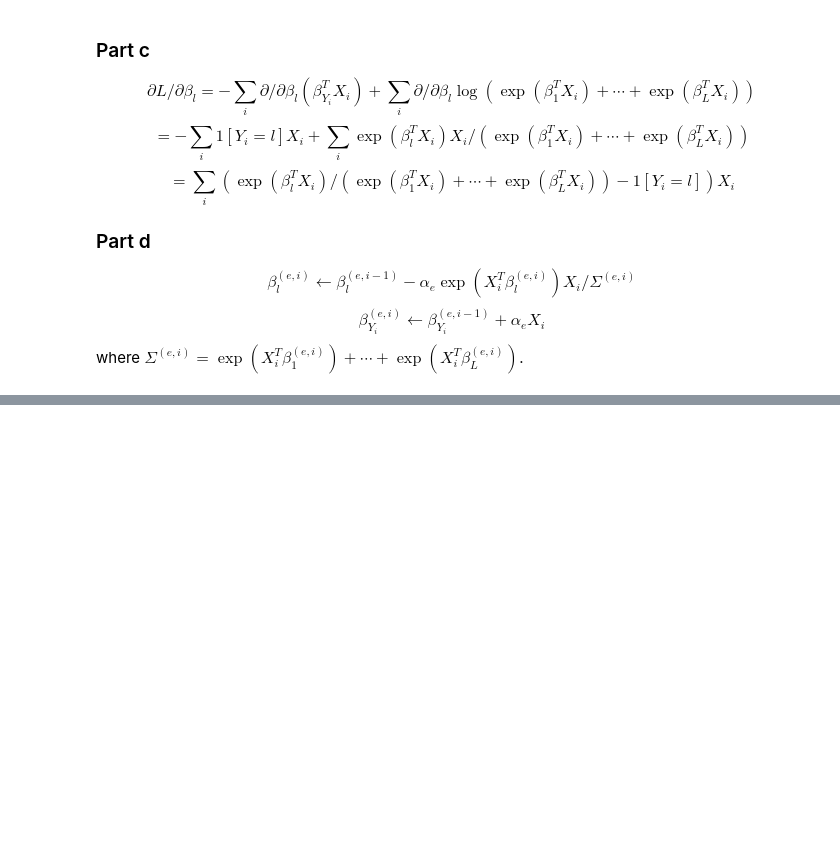
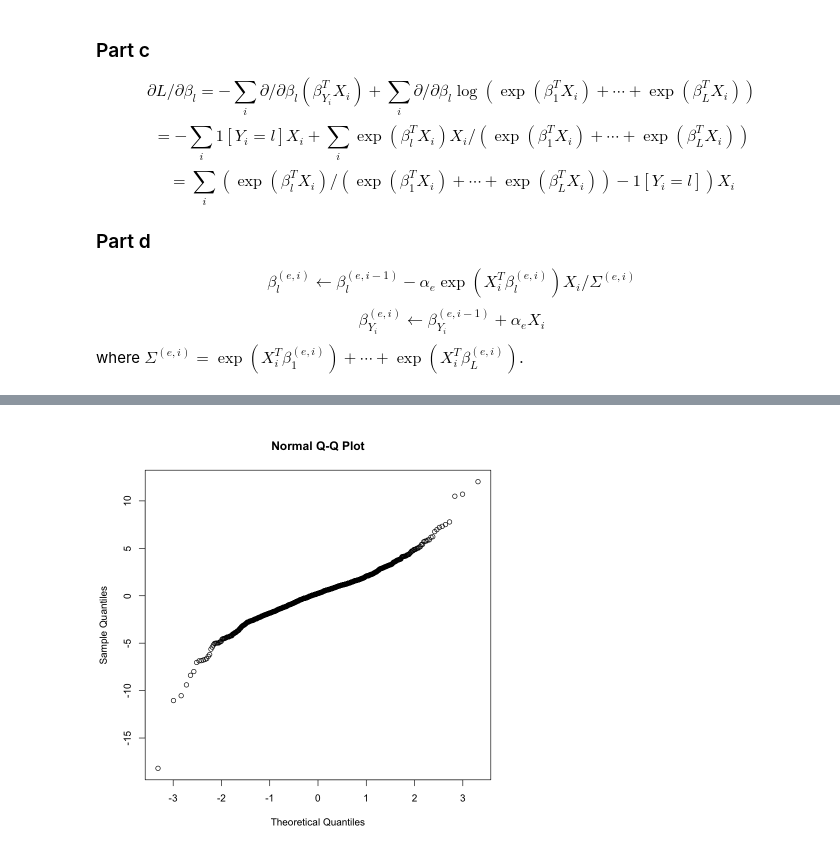
Before and after one commit to walkin-through-the-forest/ST443, a Jupyter notebook: hw03.ipynb, the cells around one changed output, grey strips where cells are left out. Saved outputs shown, nothing was run; the diff lists cells and outputs as text; code cells hidden in the pictures; blank space fills up the shorter version.

```diff
--- a/hw03.ipynb
+++ b/hw03.ipynb
@@ -54,0 +78,4 @@ where $\Sigma^{(e, i)} = \exp(X_i^T \beta^{(e, i)}_1) + \cdots + \exp(X_i^T \bet
+# %%
+qqnorm(Weekly$Lag1)
+# %% [output]
+[figure, added]
```
Also changed, not shown: parts of 17 cells of this notebook, 2 other files.
